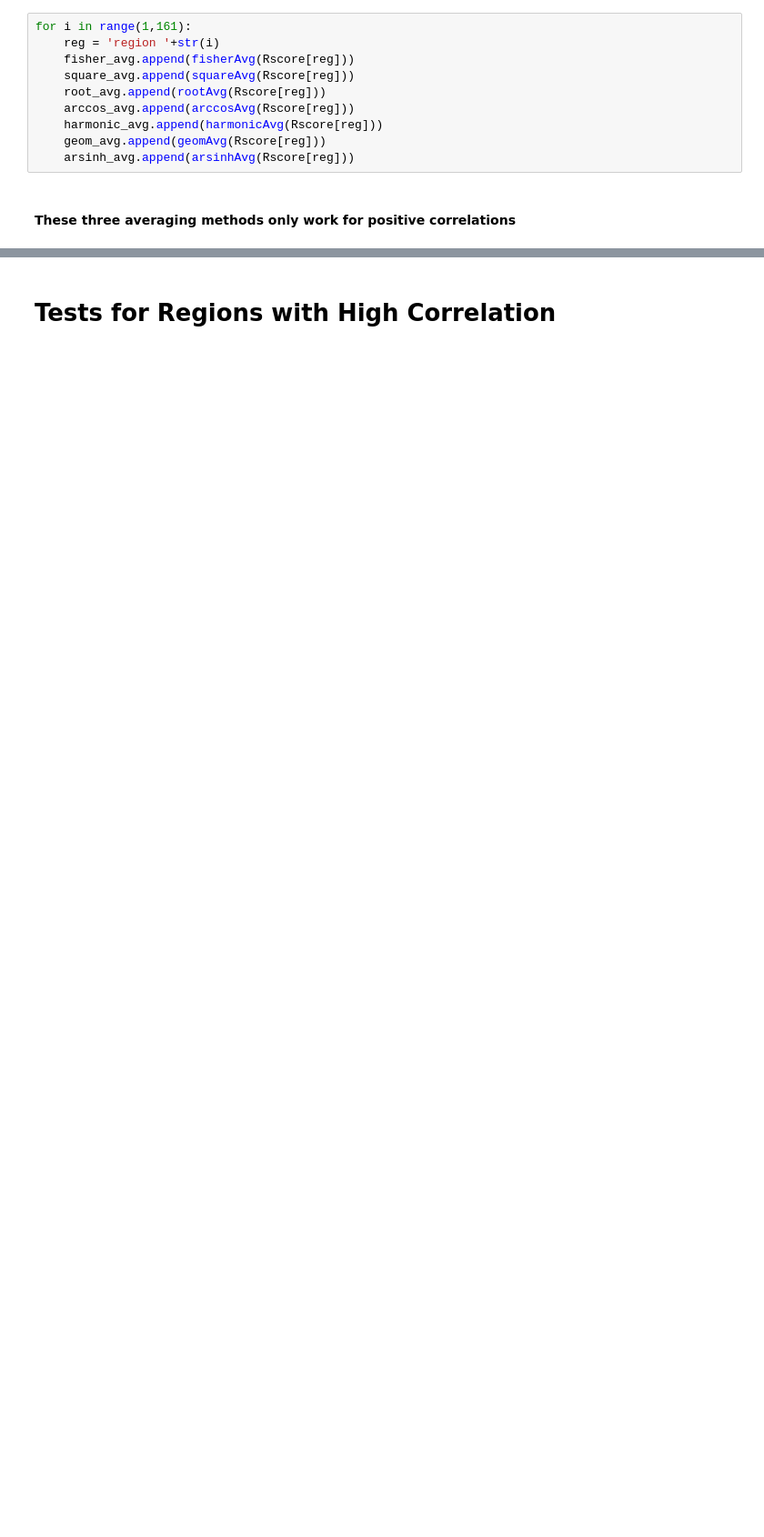
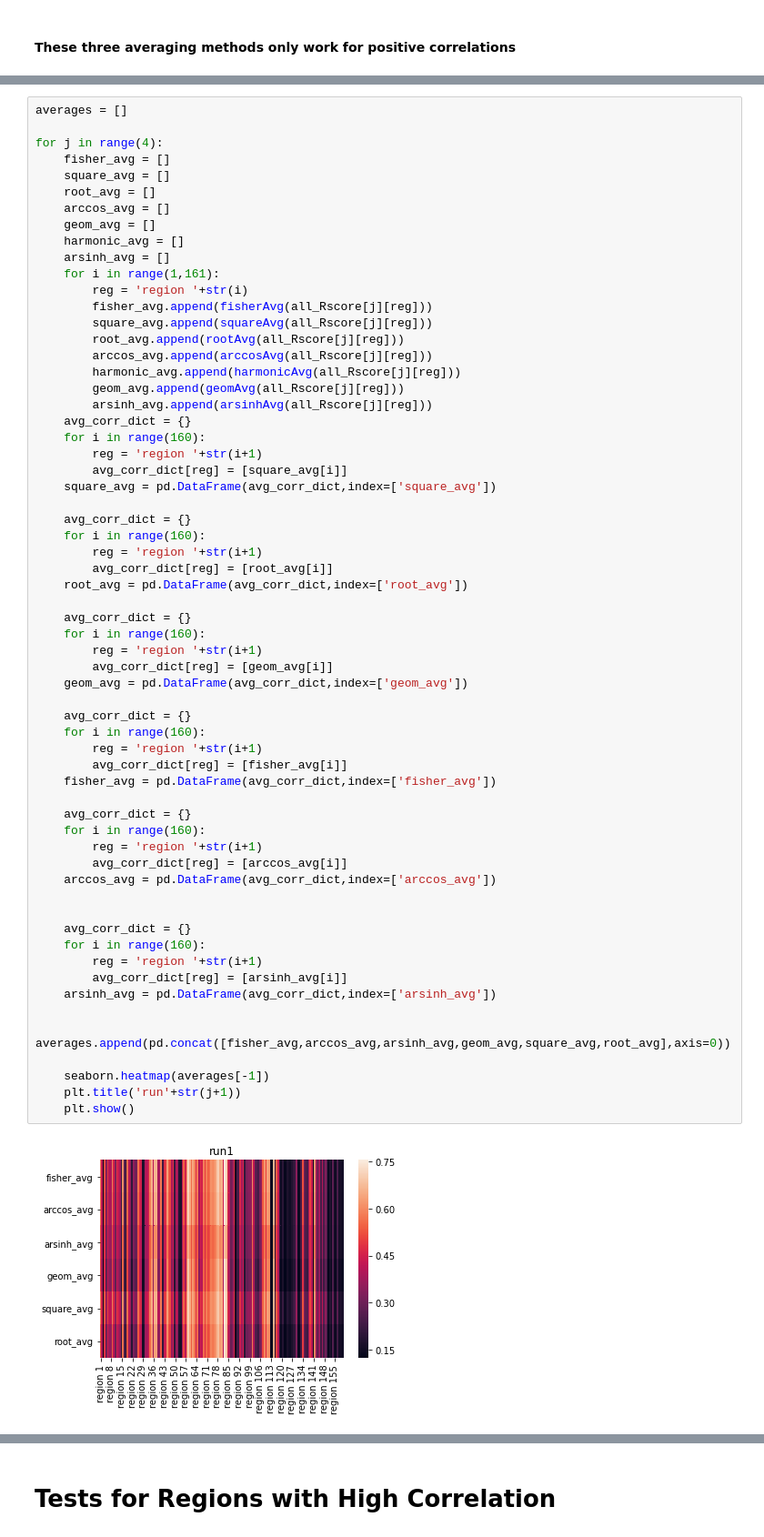
Before and after one commit to DylanYang7225/FMRI-Analysis, a Jupyter notebook: part1_Mean_Variance_and_Standard_Deviation.ipynb, the cells around one changed output, grey strips where cells are left out. Shown: that part at 91% size. Cells and saved outputs as stored; diff of their text form; blank space fills up the shorter version.

```diff
--- a/part1_Mean_Variance_and_Standard_Deviation.ipynb
+++ b/part1_Mean_Variance_and_Standard_Deviation.ipynb
@@ -134,12 +125,2 @@ arsinh_avg = []
-# %%
-for i in range(1,161):
-    reg = 'region '+str(i)
-    fisher_avg.append(fisherAvg(Rscore[reg]))
-    square_avg.append(squareAvg(Rscore[reg]))
-    root_avg.append(rootAvg(Rscore[reg]))
-    arccos_avg.append(arccosAvg(Rscore[reg]))
-    harmonic_avg.append(harmonicAvg(Rscore[reg]))
-    geom_avg.append(geomAvg(Rscore[reg]))
-    arsinh_avg.append(arsinhAvg(Rscore[reg]))
 # %% [markdown]
 #### These three averaging methods only work for positive correlations
@@ -202,0 +127,64 @@ plt.show()
+# %%
+averages = []
+
+for j in range(4):
+    fisher_avg = []
+    square_avg = []
+    root_avg = []
+    arccos_avg = []
+    geom_avg = []
+    harmonic_avg = []
+    arsinh_avg = []
+    for i in range(1,161):
+        reg = 'region '+str(i)
+        fisher_avg.append(fisherAvg(all_Rscore[j][reg]))
+        square_avg.append(squareAvg(all_Rscore[j][reg]))
+        root_avg.append(rootAvg(all_Rscore[j][reg]))
+        arccos_avg.append(arccosAvg(all_Rscore[j][reg]))
+        harmonic_avg.append(harmonicAvg(all_Rscore[j][reg]))
+        geom_avg.append(geomAvg(all_Rscore[j][reg]))
+        arsinh_avg.append(arsinhAvg(all_Rscore[j][reg]))
+    avg_corr_dict = {}
+    for i in range(160):
+        reg = 'region '+str(i+1)
+        avg_corr_dict[reg] = [square_avg[i]]
+    square_avg = pd.DataFrame(avg_corr_dict,index=['square_avg'])
+
+    avg_corr_dict = {}
+    for i in range(160):
+        reg = 'region '+str(i+1)
+        avg_corr_dict[reg] = [root_avg[i]]
+    root_avg = pd.DataFrame(avg_corr_dict,index=['root_avg'])
+
+    avg_corr_dict = {}
+    for i in range(160):
+        reg = 'region '+str(i+1)
+        avg_corr_dict[reg] = [geom_avg[i]]
+    geom_avg = pd.DataFrame(avg_corr_dict,index=['geom_avg'])
+
+    avg_corr_dict = {}
+    for i in range(160):
+        reg = 'region '+str(i+1)
+        avg_corr_dict[reg] = [fisher_avg[i]]
+    fisher_avg = pd.DataFrame(avg_corr_dict,index=['fisher_avg'])
+
+    avg_corr_dict = {}
+    for i in range(160):
+        reg = 'region '+str(i+1)
+        avg_corr_dict[reg] = [arccos_avg[i]]
+    arccos_avg = pd.DataFrame(avg_corr_dict,index=['arccos_avg'])
+
+
+    avg_corr_dict = {}
+    for i in range(160):
+        reg = 'region '+str(i+1)
+        avg_corr_dict[reg] = [arsinh_avg[i]]
+    arsinh_avg = pd.DataFrame(avg_corr_dict,index=['arsinh_avg'])
+
+    averages.append(pd.concat([fisher_avg,arccos_avg,arsinh_avg,geom_avg,square_avg,root_avg],axis=0))
+
+    seaborn.heatmap(averages[-1])
+    plt.title('run'+str(j+1))
+    plt.show()
+# %% [output]
+[figure, added]
```
Also changed, not shown: parts of 30 cells of this notebook, 3 other files.
